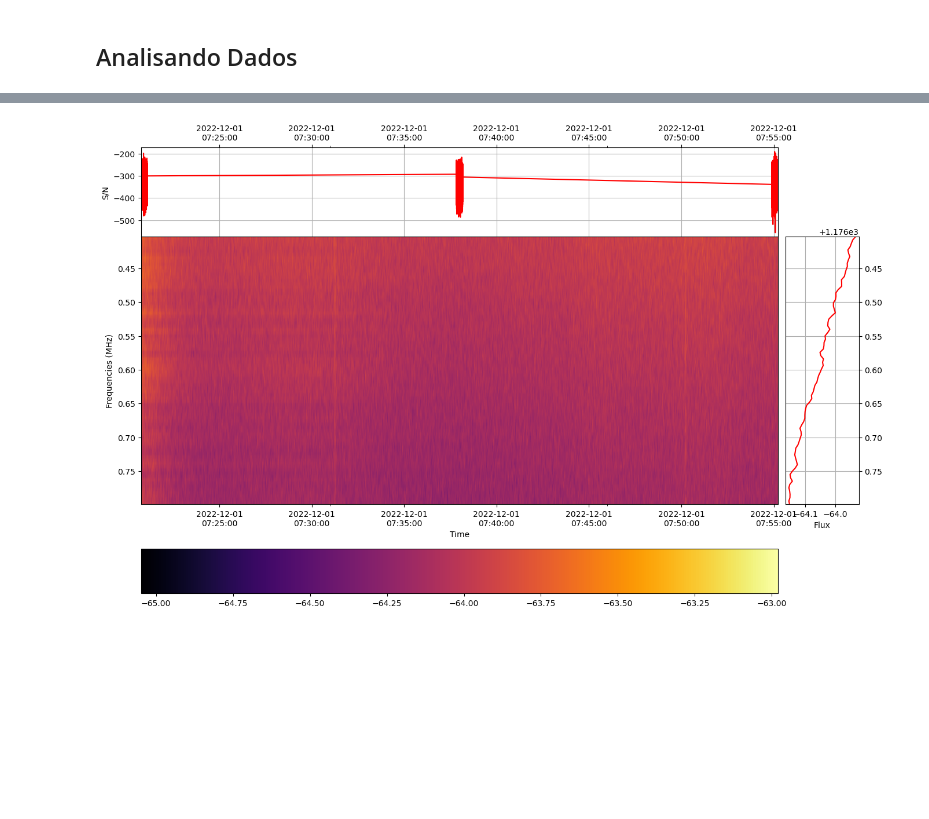
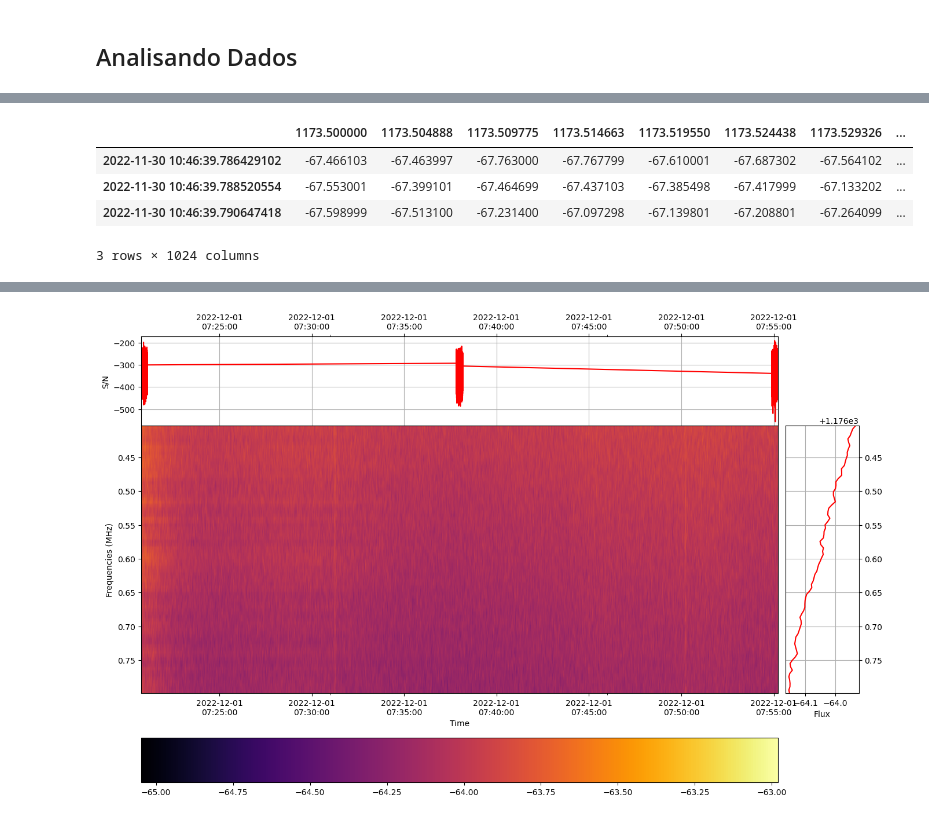
Before and after one commit to lbarosi/minicorneta, a Jupyter notebook: notebooks/00_MINIHORN-Copy1.ipynb, the cells around one changed output, grey strips where cells are left out. Cells and saved outputs as stored; diff of their text form; code cells hidden in the pictures; blank space fills up the shorter version.

```diff
--- a/notebooks/00_MINIHORN-Copy1.ipynb
+++ b/notebooks/00_MINIHORN-Copy1.ipynb
@@ -89,0 +82,8 @@ obs.make_sky().sky.plot_timeseries(obs.data);
+# %%
+obs.data.head(3)
+# %% [output]
+|  | 1173.500000 | 1173.504888 | 1173.509775 | 1173.514663 | 1173.519550 | 1173.524438 | 1173.529326 | ... |
+| 2022-11-30 10:46:39.786429102 | -67.466103 | -67.463997 | -67.763000 | -67.767799 | -67.610001 | -67.687302 | -67.564102 | ... |
+| 2022-11-30 10:46:39.788520554 | -67.553001 | -67.399101 | -67.464699 | -67.437103 | -67.385498 | -67.417999 | -67.133202 | ... |
+| 2022-11-30 10:46:39.790647418 | -67.598999 | -67.513100 | -67.231400 | -67.097298 | -67.139801 | -67.208801 | -67.264099 | ... |
+3 rows × 1024 columns
```
Also changed, not shown: parts of 8 cells of this notebook, 4 other files.
